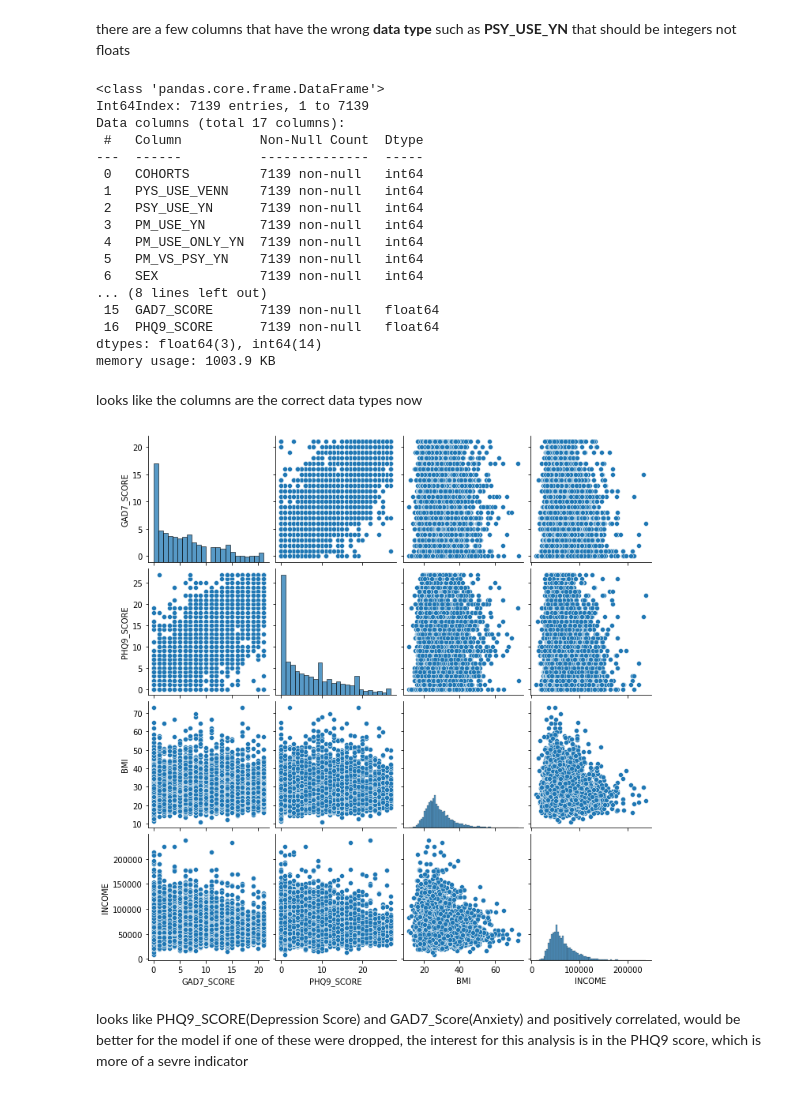
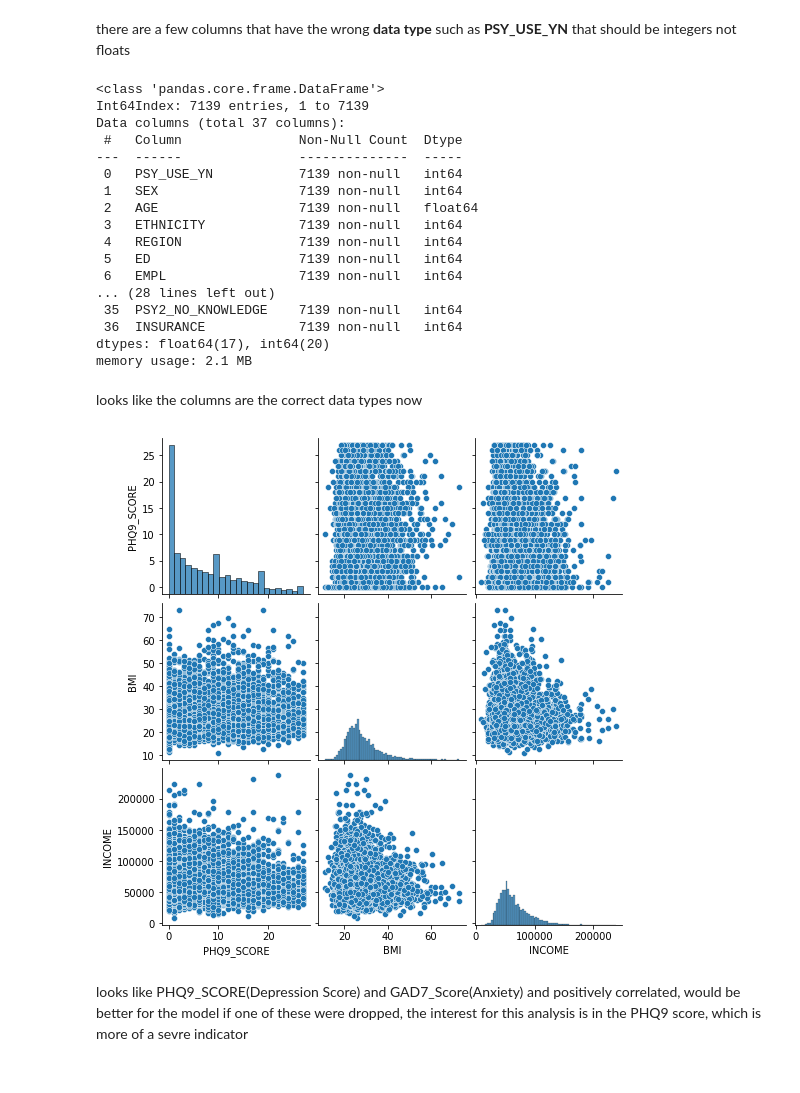
Before and after one commit to freedom-780/Psychedelic-Depression-Nexus-Predictive-Analysis-of-Patient-Outcomes, a Jupyter notebook: Psychedelic_mushrooms.ipynb, the cells around one changed output. Saved outputs shown, nothing was run; the diff lists cells and outputs as text; code cells hidden in the pictures.

```diff
--- a/Psychedelic_mushrooms.ipynb
+++ b/Psychedelic_mushrooms.ipynb
@@ -69,5 +107,7 @@ columns_keep = ['COHORTS', 'PYS_USE_VENN', 'PSY_USE_YN', 'PM_USE_YN', 'PM_USE_ON
 # %% [markdown]
 This dataset has 57 columns initially, most of these were dropped, trying to predict the PHQ9 score(ranges from 0-27) that has different ranges for different severity of depression. Those rows that were dropped have to do with hostipals stays, previous conditions of the patient, etc. while these might be useful to the model, only the qualities of the patient and psychedelics use is of interest, at least initally, but will try different features, after trying out a simple model and testing.
-# %%
-df.drop(df.columns.difference(columns_keep), 1, inplace=True)
+# %%
+df.drop(['COHORTS','PYS_USE_VENN', 'PM_USE_YN', 'PM_USE_ONLY_YN', 'PM_VS_PSY_YN', 'DATA_WEIGHT','PM1_GEN_HEALTH','PM1_DIAG_CONDITION', \
+        'PM1_DIAG_CONDITION', 'PM1_UNDIAG_CONCERN','PM2_FREQ_COVID','PM3_FREQ_POLITICS','PM4_CARE', 'HLS_YN', 'GAD7_SCORE', \
+         'GAD7_GE10','PHQ9_GE10','PCS12','MCS12','VR6D'], axis=1, inplace=True)
 # %%
@@ -136,16 +167,10 @@ memory usage: 1003.9 KB
 there are a few columns that have the wrong **data type** such as **PSY_USE_YN** that should be integers not floats
 # %%
 # make a dataframe of columns to convert to int64
-convert_cols = {'COHORTS':'int64',
-                'PYS_USE_VENN':'int64',
+convert_cols = {
                 'PSY_USE_YN':'int64',
-                'PM_USE_YN':'int64',
-                'PM_USE_ONLY_YN':'int64',
-                'PM_VS_PSY_YN':'int64',
                 'SEX':'int64',
-                'AGE':'int64',
                 'ETHNICITY':'int64',
-                'HLS_YN':'int64',
                 'REGION':'int64',
                 'ED':'int64',
                 'EMPL':'int64'
@@ -158,26 +183,26 @@ df.info()
 # %% [output]
 <class 'pandas.core.frame.DataFrame'>
 Int64Index: 7139 entries, 1 to 7139
-Data columns (total 17 columns):
- #   Column          Non-Null Count  Dtype
----  ------          --------------  -----
- 0   COHORTS         7139 non-null   int64
- 1   PYS_USE_VENN    7139 non-null   int64
- 2   PSY_USE_YN      7139 non-null   int64
- 3   PM_USE_YN       7139 non-null   int64
- 4   PM_USE_ONLY_YN  7139 non-null   int64
- 5   PM_VS_PSY_YN    7139 non-null   int64
- 6   SEX             7139 non-null   int64
-... (8 lines left out)
- 15  GAD7_SCORE      7139 non-null   float64
- 16  PHQ9_SCORE      7139 non-null   float64
-dtypes: float64(3), int64(14)
-memory usage: 1003.9 KB
+Data columns (total 37 columns):
+ #   Column               Non-Null Count  Dtype
+---  ------               --------------  -----
+ 0   PSY_USE_YN           7139 non-null   int64
+ 1   SEX                  7139 non-null   int64
+ 2   AGE                  7139 non-null   float64
+ 3   ETHNICITY            7139 non-null   int64
+ 4   REGION               7139 non-null   int64
+ 5   ED                   7139 non-null   int64
+ 6   EMPL                 7139 non-null   int64
+... (28 lines left out)
+ 35  PSY2_NO_KNOWLEDGE    7139 non-null   int64
+ 36  INSURANCE            7139 non-null   int64
+dtypes: float64(17), int64(20)
+memory usage: 2.1 MB
 # %% [markdown]
 looks like the columns are the correct data types now
 # %%
-sns.pairplot(df[['GAD7_SCORE','PHQ9_SCORE', 'BMI', 'INCOME']]);
+sns.pairplot(df[['PHQ9_SCORE', 'BMI', 'INCOME']]);
 # %% [output]
-[figure, old version]
+[figure, new version]
 # %% [markdown]
 looks like PHQ9_SCORE(Depression Score) and GAD7_Score(Anxiety) and positively correlated, would be better for the model if one of these were dropped, the interest for this analysis is in the PHQ9 score, which is more of a sevre indicator
```
Also changed, not shown: parts of 62 cells of this notebook.
